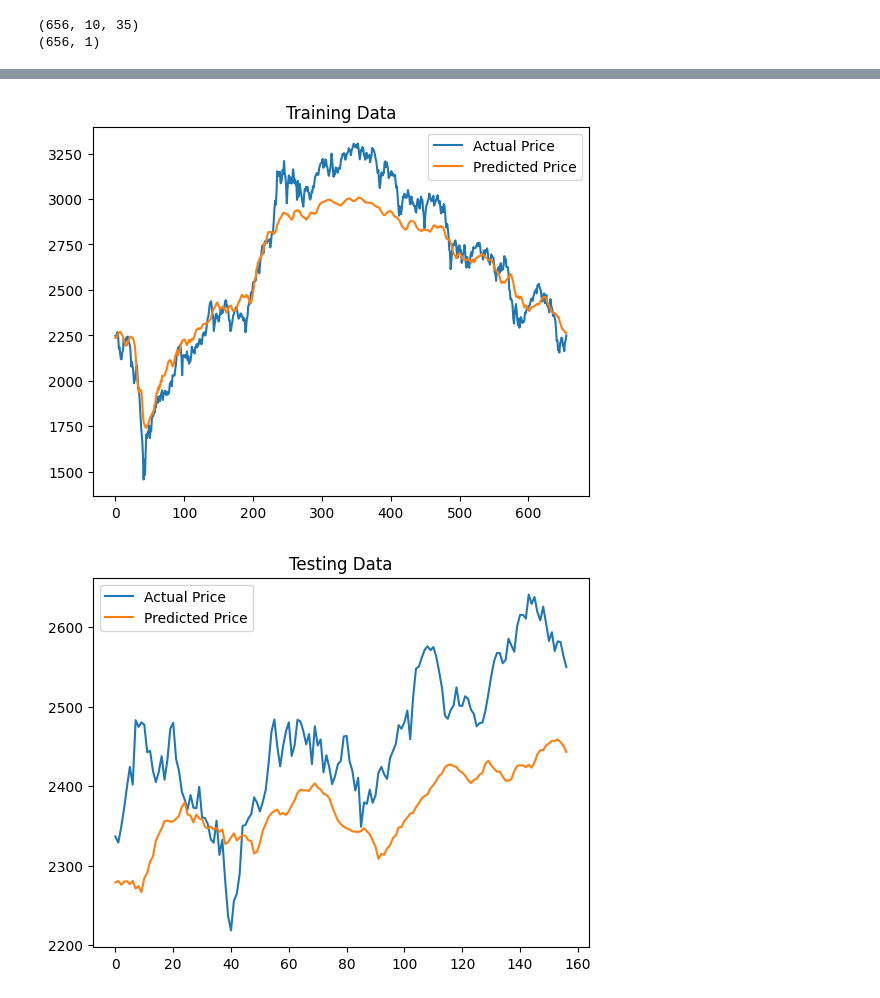
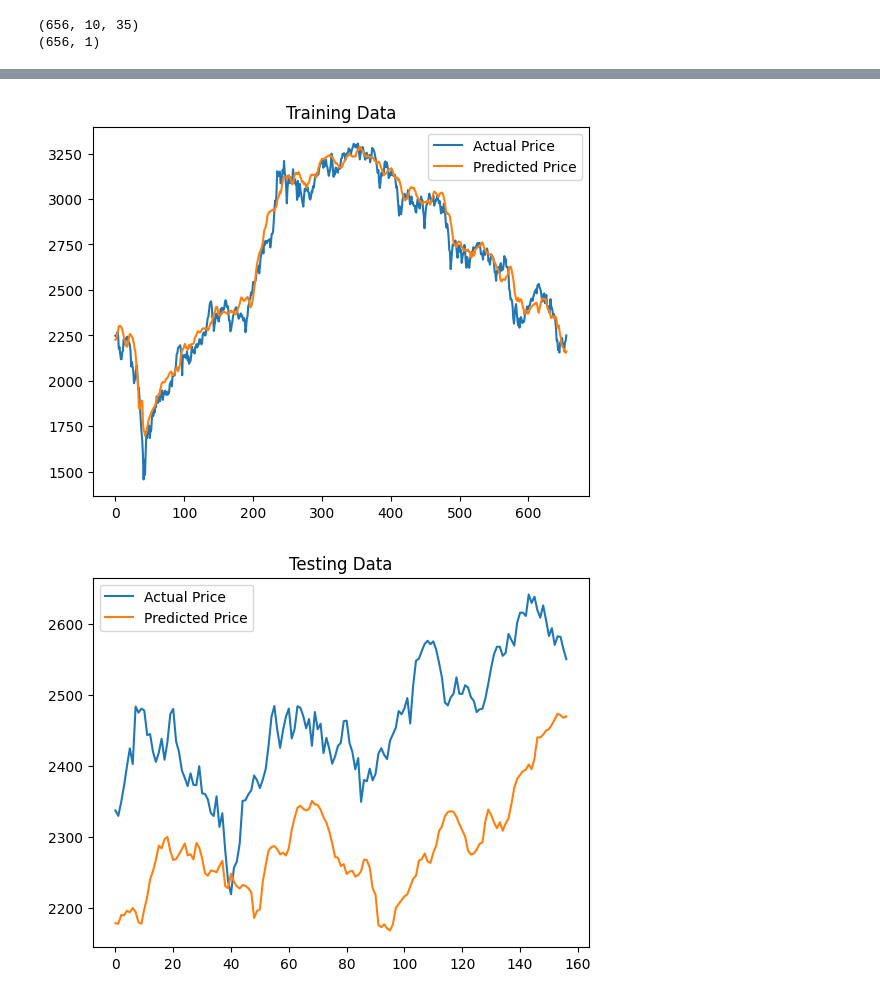
Before and after one commit to Gayeon6423/-AI-, a Jupyter notebook: LSTM.ipynb, the cells around one changed output, grey strips where cells are left out. Drawn from its saved outputs; the diff is of its cells as text; code cells hidden in the pictures.

```diff
--- a/LSTM.ipynb
+++ b/LSTM.ipynb
@@ -252,6 +252,8 @@ model = Sequential()
 # model.add(Dropout(0.2))
 model.add(Conv1D(filters=64, kernel_size=3, activation='relu', input_shape=(trainX.shape[1], trainX.shape[2])))
 model.add(MaxPooling1D(pool_size=2))
+model.add(GRU(units=1024, activation='relu', return_sequences=True))
+model.add(Dropout(0.2))
 model.add(GRU(units=512, activation='relu', return_sequences=True))
 model.add(Dropout(0.2))
 model.add(GRU(units=256, activation='relu', return_sequences=True))
@@ -279,8 +281,6 @@ checkpoint = ModelCheckpoint(filename,
                              save_best_only=True,
                              monitor='val_loss',
                              verbose=1)
-
-# model.compile(optimizer='adam', loss='mean_squared_error')
 
 # 모델 학습
 history = model.fit(trainX, trainY, epochs=1000, batch_size=64,
@@ -345,5 +352,5 @@ Epoch 1000: val_loss did not improve from 5412.94287
-[figure, old version]
+[figure, new version]
-[figure, old version]
+[figure, new version]
 # %%
 # # 데이터 분할
 # train_size = int(len(data) * 0.8)
```
Also changed, not shown: parts of 8 cells of this notebook.
